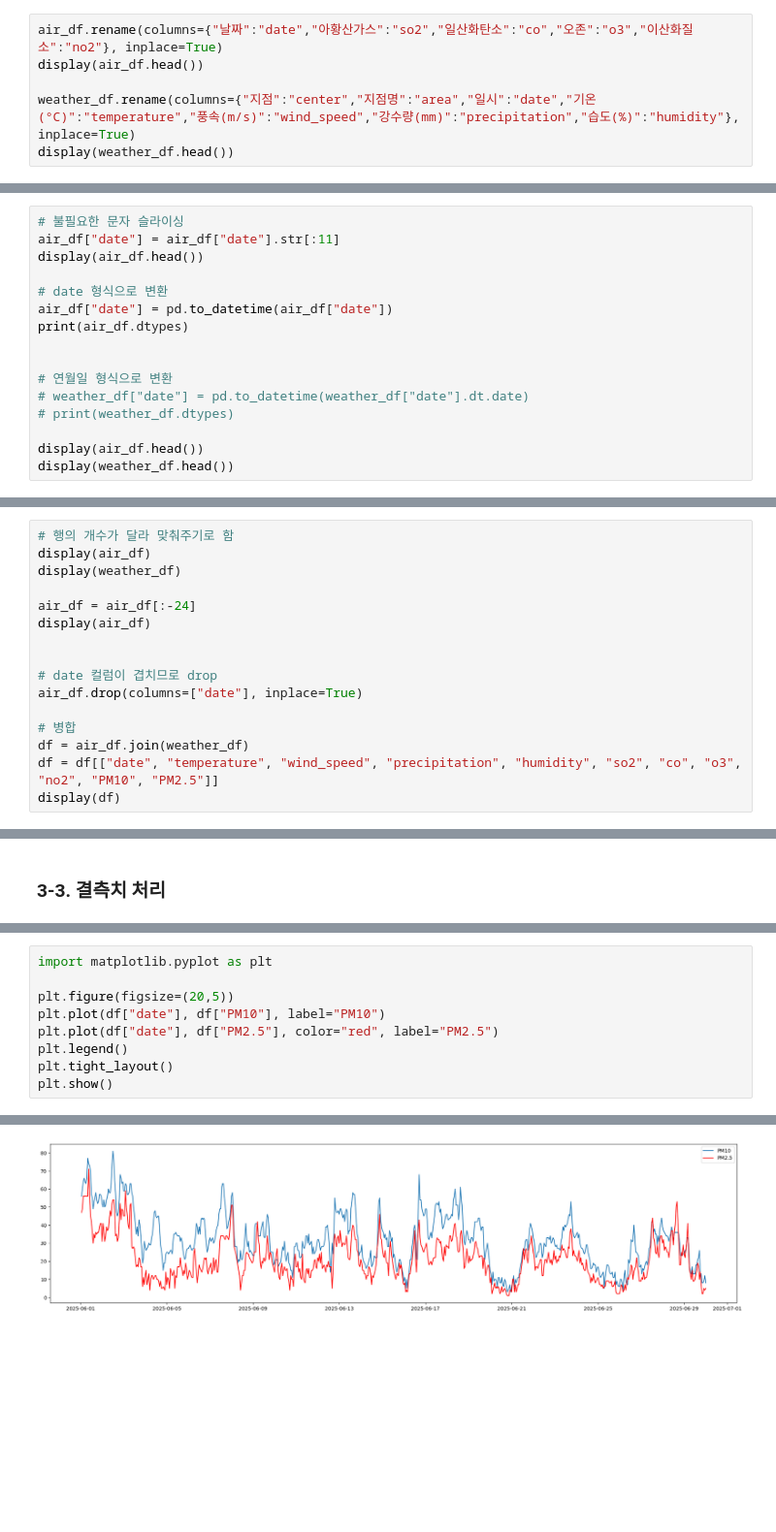
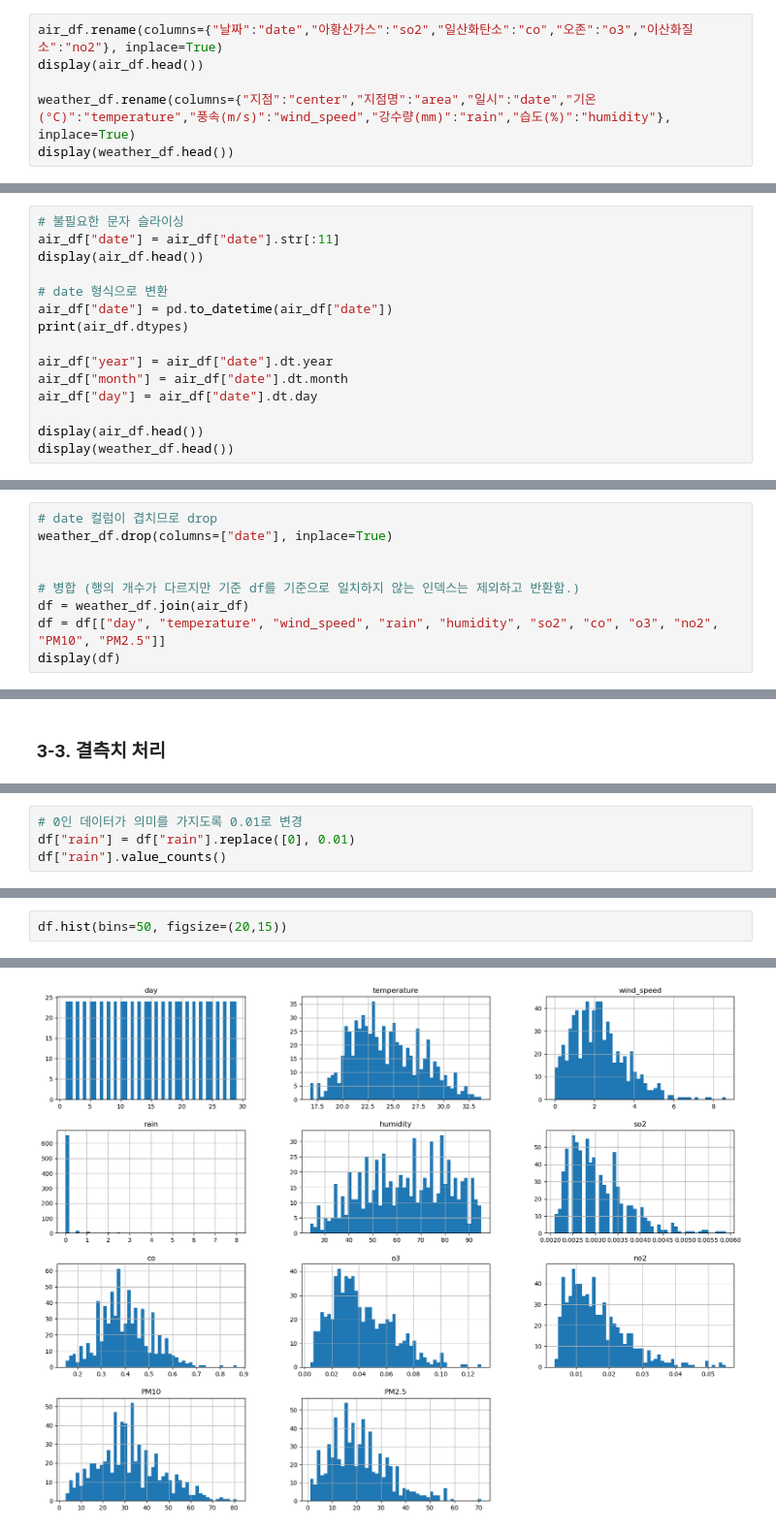
Before and after one commit to WaltDev29/Course_Python, a Jupyter notebook: 1118/01_pandas_data.ipynb, the cells around one changed output, grey strips where cells are left out. Shown: that part at 97% size. Cells and saved outputs as stored; diff of their text form; blank space fills up the shorter version.

```diff
--- a/1118/01_pandas_data.ipynb
+++ b/1118/01_pandas_data.ipynb
@@ -42,7 +44,7 @@ display(weather_df.head())
 air_df.rename(columns={"날짜":"date","아황산가스":"so2","일산화탄소":"co","오존":"o3","이산화질소":"no2"}, inplace=True)
 display(air_df.head())
 
-weather_df.rename(columns={"지점":"center","지점명":"area","일시":"date","기온(°C)":"temperature","풍속(m/s)":"wind_speed","강수량(mm)":"precipitation","습도(%)":"humidity"}, inplace=True)
+weather_df.rename(columns={"지점":"center","지점명":"area","일시":"date","기온(°C)":"temperature","풍속(m/s)":"wind_speed","강수량(mm)":"rain","습도(%)":"humidity"}, inplace=True)
 display(weather_df.head())
 # %% [output]
 |  | date | so2 | co | o3 | no2 | PM10 | PM2.5 |
@@ -68,10 +70,9 @@ display(air_df.head())
 air_df["date"] = pd.to_datetime(air_df["date"])
 print(air_df.dtypes)
 
-
-# 연월일 형식으로 변환
-# weather_df["date"] = pd.to_datetime(weather_df["date"].dt.date)
-# print(weather_df.dtypes)
+air_df["year"] = air_df["date"].dt.year
+air_df["month"] = air_df["date"].dt.month
+air_df["day"] = air_df["date"].dt.day
 
 display(air_df.head())
 display(weather_df.head())
@@ -115,19 +122,12 @@ display(weather_df.head())
 | 3 | 2025-06-01 04:00:00 | 18.6 | 0.4 | 0.0 | 74 |
 | 4 | 2025-06-01 05:00:00 | 18.4 | 1.0 | 0.0 | 75 |
 # %%
-# 행의 개수가 달라 맞춰주기로 함
-display(air_df)
-display(weather_df)
-
-air_df = air_df[:-24]
-display(air_df)
+# date 컬럼이 겹치므로 drop
+weather_df.drop(columns=["date"], inplace=True)
 
 
-# date 컬럼이 겹치므로 drop
-air_df.drop(columns=["date"], inplace=True)
-
-# 병합
-df = air_df.join(weather_df)
-df = df[["date", "temperature", "wind_speed", "precipitation", "humidity", "so2", "co", "o3", "no2", "PM10", "PM2.5"]]
+# 병합 (행의 개수가 다르지만 기준 df를 기준으로 일치하지 않는 인덱스는 제외하고 반환함.)
+df = weather_df.join(air_df)
+df = df[["day", "temperature", "wind_speed", "rain", "humidity", "so2", "co", "o3", "no2", "PM10", "PM2.5"]]
 display(df)
 # %% [output]
@@ -231,0 +195,4 @@ dtype: int64
+# %%
+# 0인 데이터가 의미를 가지도록 0.01로 변경
+df["rain"] = df["rain"].replace([0], 0.01)
+df["rain"].value_counts()
@@ -234,10 +251,3 @@ dtype: int64
 # %%
-import matplotlib.pyplot as plt
-
-plt.figure(figsize=(20,5))
-plt.plot(df["date"], df["PM10"], label="PM10")
-plt.plot(df["date"], df["PM2.5"], color="red", label="PM2.5")
-plt.legend()
-plt.tight_layout()
-plt.show()
+df.hist(bins=50, figsize=(20,15))
 # %% [output]
@@ -244 +264 @@ plt.show()
-[figure, old version]
+[figure, new version]
```
Also changed, not shown: parts of 24 cells of this notebook.
